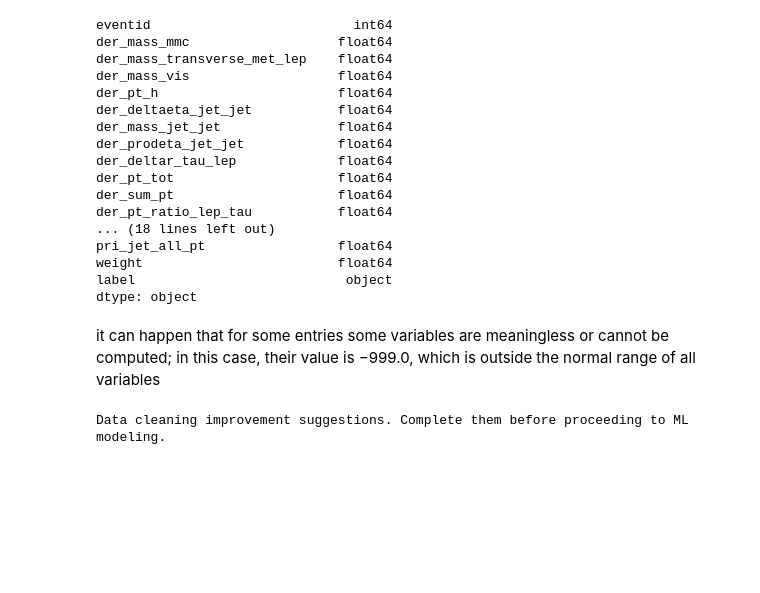
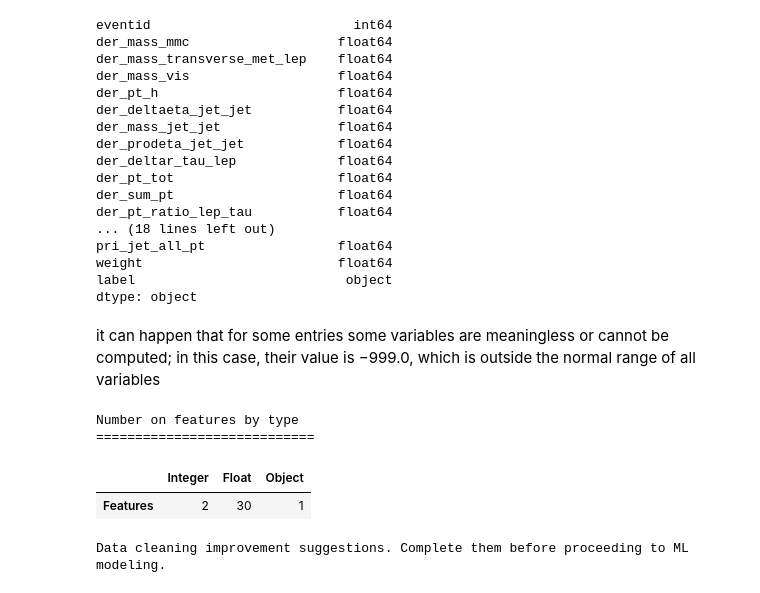
Before and after one commit to hmorales21/Higgs-Boson-Event_Detection, a Jupyter notebook: notebooks/hpa_classification_EDA.ipynb, the cells around one changed output. Drawn from its saved outputs; the diff is of its cells as text; code cells hidden in the pictures; blank space fills up the shorter version.

```diff
--- a/notebooks/hpa_classification_EDA.ipynb
+++ b/notebooks/hpa_classification_EDA.ipynb
@@ -75,6 +76,19 @@ label                           object
 dtype: object
 # %% [markdown]
 it can happen that for some entries some variables are meaningless or cannot be computed; in this case, their value is −999.0, which is outside the normal range of all variables
+# %%
+# Count of column datatypes for the training dataset
+print('Number on features by type')
+print('============================')
+table = features_by_type(df_bosson)
+
+table.style.background_gradient(cmap='Greens')
+#table.shape
+# %% [output]
+Number on features by type
+============================
+|  | Integer | Float | Object |
+| Features | 2 | 30 | 1 |
 # %%
 data_cleaning_suggestions(df_bosson)
 # %% [output]
```
Also changed, not shown: parts of 1 cell of this notebook, 1 other file.
